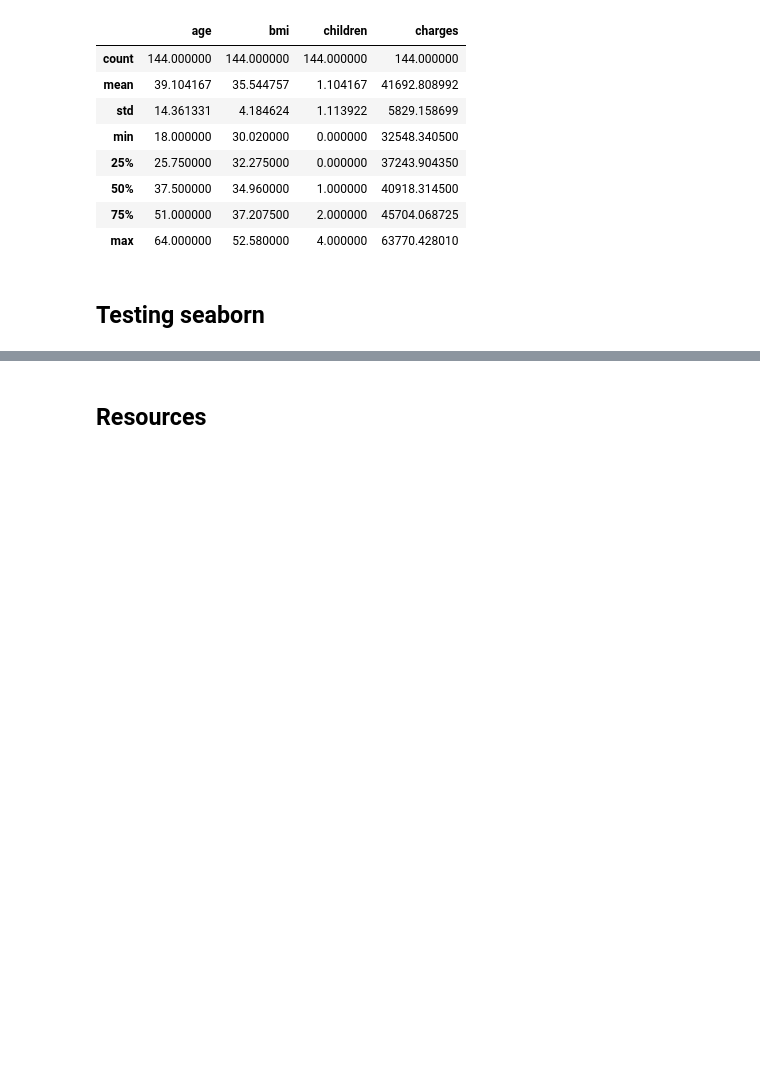
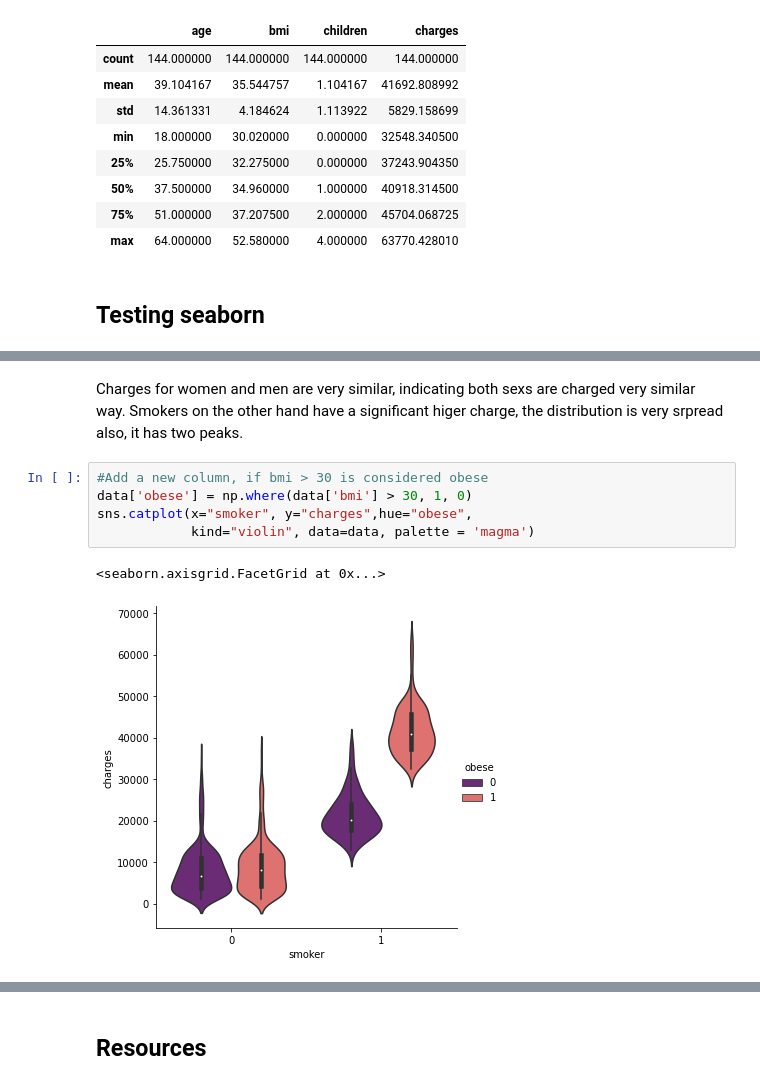
Before and after one commit to eon129/pytorch_tests, a Jupyter notebook: TestingLibraries.ipynb, the cells around one changed output, grey strips where cells are left out. Cells and saved outputs as stored; diff of their text form; blank space fills up the shorter version.

```diff
--- a/TestingLibraries.ipynb
+++ b/TestingLibraries.ipynb
@@ -138,0 +164,10 @@ data[(data['bmi'] > 30) & (data['smoker'] == 'yes')].describe()
+# %% [markdown]
+Charges for women and men are very similar, indicating both sexs are charged very similar way. Smokers on the other hand have a significant higer charge, the distribution is very srpread also, it has two peaks.
+# %%
+#Add a new column, if bmi > 30 is considered obese
+data['obese'] = np.where(data['bmi'] > 30, 1, 0)
+sns.catplot(x="smoker", y="charges",hue="obese",
+            kind="violin", data=data, palette = 'magma')
+# %% [output]
+<seaborn.axisgrid.FacetGrid at 0x...>
+[figure, added]
```
Also changed, not shown: parts of 9 cells of this notebook, 1 other file.
